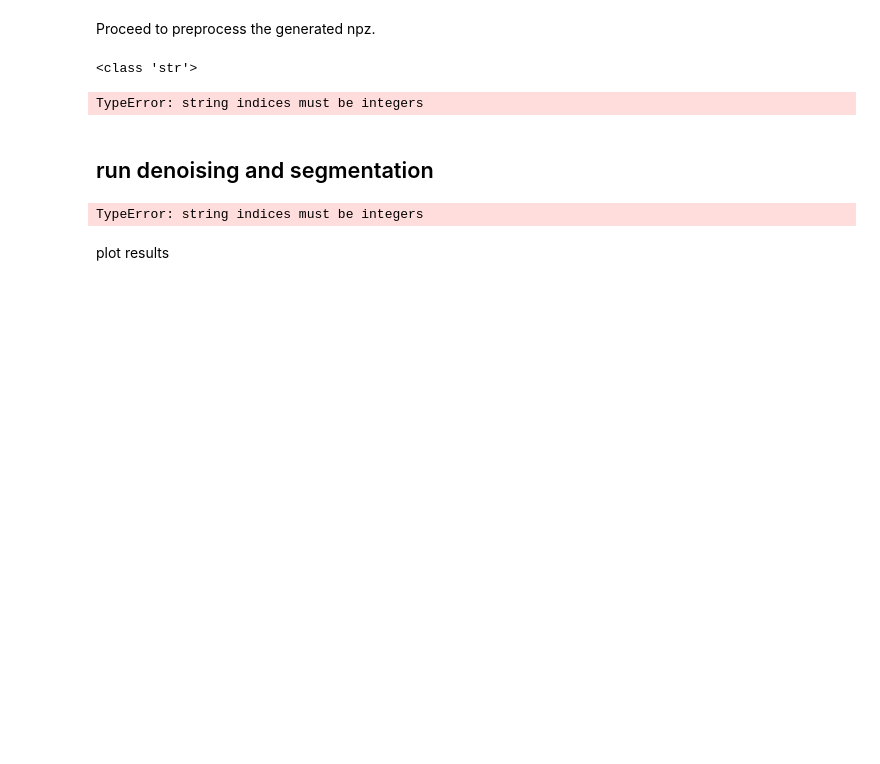
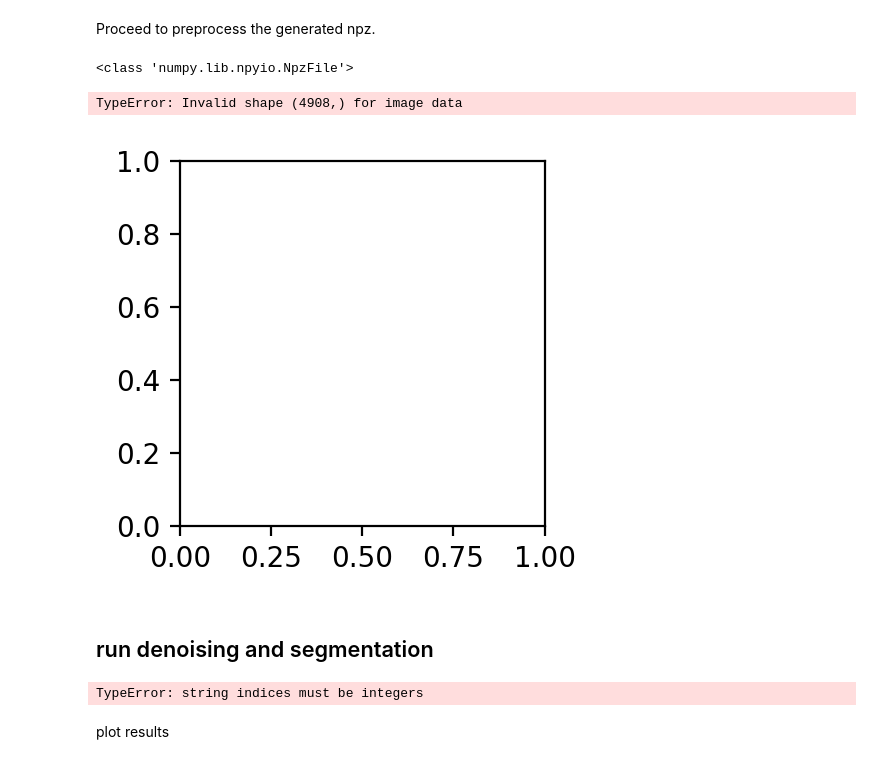
Before and after one commit to argus1/LifeAnalytics-Cellpose, a Jupyter notebook: notebooks/run_cellpose4a.ipynb, the cells around one changed output. Drawn from its saved outputs; the diff is of its cells as text; code cells hidden in the pictures; blank space fills up the shorter version.

```diff
--- a/notebooks/run_cellpose4a.ipynb
+++ b/notebooks/run_cellpose4a.ipynb
@@ -194,26 +235,29 @@ from cellpose import utils, io
 # url = ""
 filename = "/content/gdrive/MyDrive/Colab Notebooks/毒性なしMock Nikon/88_90_92f&TP.npz"
 #utils.download_url_to_file(url, filename)
-dat = np.load(filename, allow_pickle=True)["arr_0"].item()
+#dat = np.load(filename, allow_pickle=True)["arr_0"].item()
 #dat = np.load("/content/gdrive/MyDrive/Colab Notebooks/毒性なしMock Nikon/88_90_92.npz", allow_pickle=True)["arr_0"].item()
+dat = arrays1
 
 print(type(dat))
 #print(dat.shape)
 #print(dat.dtype)
 # %% [output]
-<class 'str'>
+<class 'numpy.lib.npyio.NpzFile'>
 # %%
-imgs = dat["test_noisy"]
+imgs = dat["arr_0"]
 plt.figure(figsize=(8, 3))
 for i, iex in enumerate([2, 18, 20]):
     img = imgs[iex].squeeze()
+
     plt.subplot(1,3,1+i)
     plt.imshow(img, cmap="gray", vmin=0, vmax=1)
     plt.axis('off')
 plt.tight_layout()
 plt.show()
 # %% [output]
-TypeError: string indices must be integers
+TypeError: Invalid shape (4908,) for image data
+[figure, added]
 # %% [markdown]
 ## run denoising and segmentation
 # %%
```
Also changed, not shown: parts of 8 cells of this notebook.
